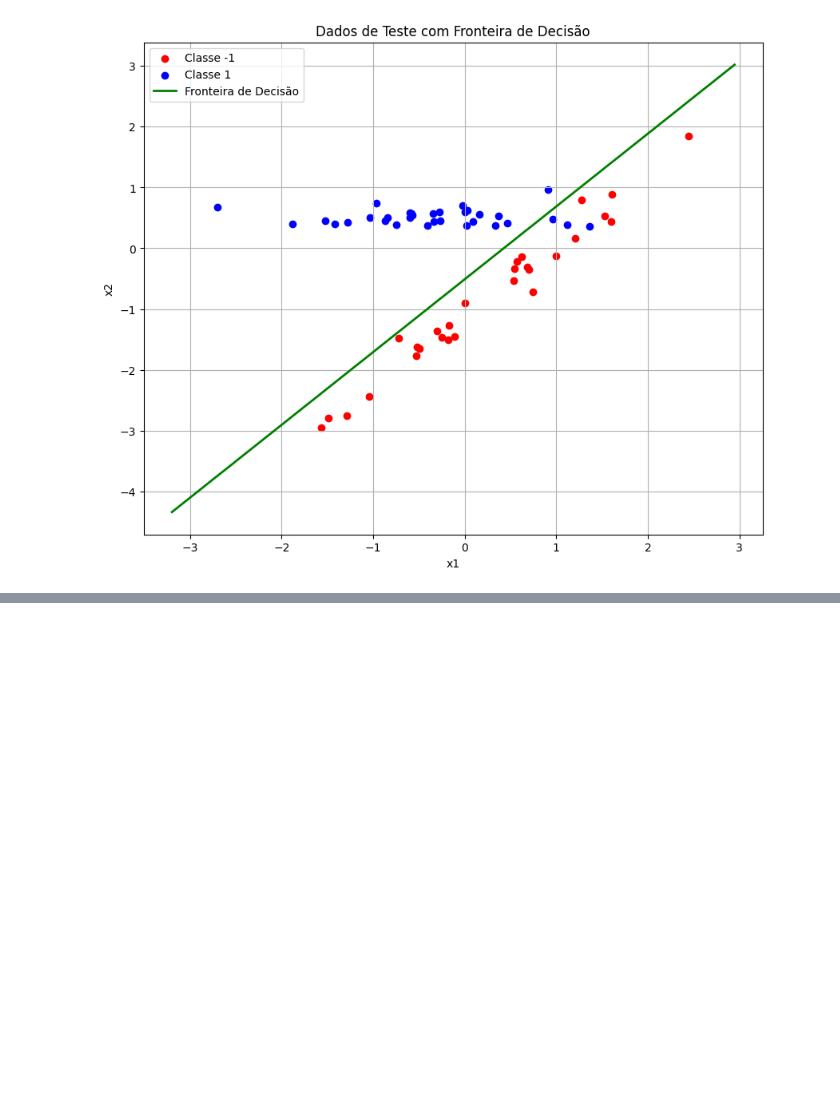
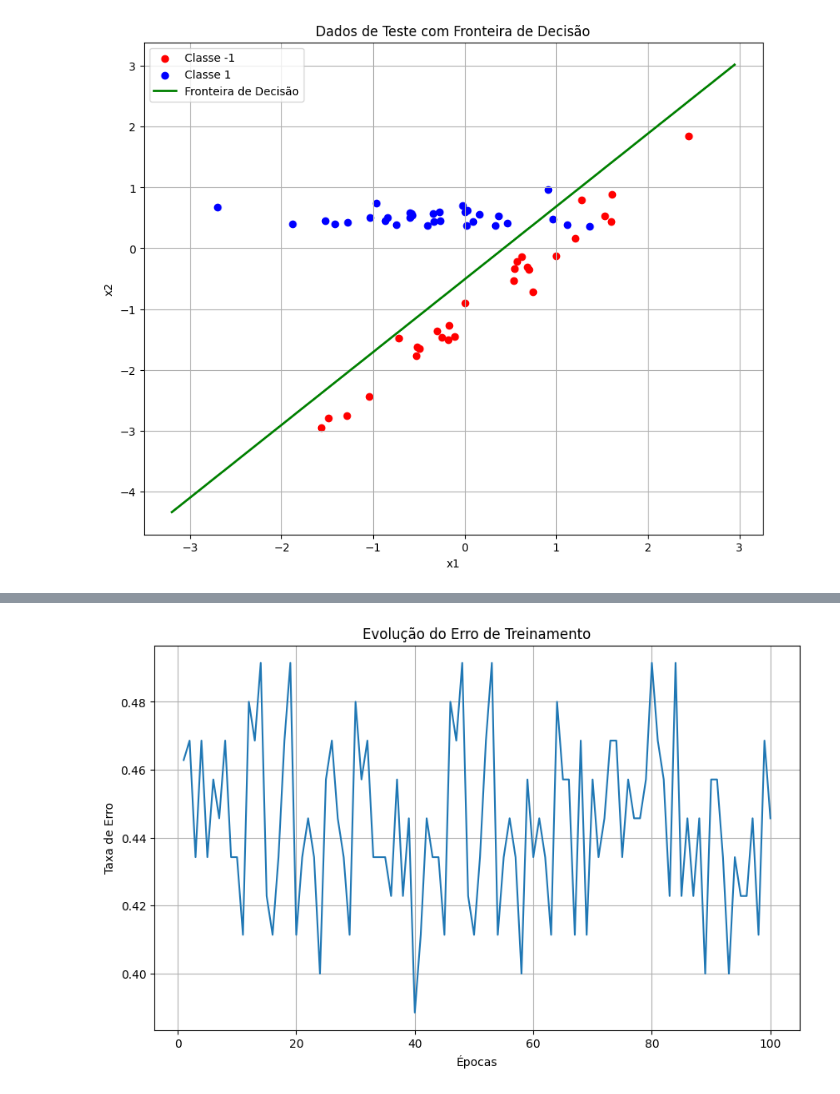
Before and after one commit to rodolfo-viana/ml, a Jupyter notebook: at1.ipynb, the cells around one changed output, grey strips where cells are left out. Cells and saved outputs as stored; diff of their text form; code cells hidden in the pictures; blank space fills up the shorter version.

Commit message:
Added dataset 2

```diff
--- a/at1.ipynb
+++ b/at1.ipynb
@@ -314,0 +316,18 @@ plot_decision_boundary(X_test, y_test, pesos_finais,
+# %%
+df_train_loaded = pd.read_csv("train_dataset2.csv")
+df_test_loaded = pd.read_csv("test_dataset2.csv")
+X_train = df_train_loaded.drop("label", axis=1).values.T # (n_features, n_amostras)
+y_train = df_train_loaded["label"].values.reshape(1, -1) # (1, n_amostras)
+X_test = df_test_loaded.drop("label", axis=1).values.T
+y_test = df_test_loaded["label"].values.reshape(1, -1)
+
+model = Perceptron(num_inputs=X_train.shape[0], learning_rate=0.1, random_seed=42)
+# %%
+pesos_finais, epocas_executadas, historico_erro = model.fit(X_train, y_train, epochs=100)
+acuracia_treino = model.score(X_train, y_train)
+acuracia_teste = model.score(X_test, y_test)
+
+print("Pesos finais:", pesos_finais)
+print("Épocas executadas:", epocas_executadas)
+print("Acurácia no conjunto de treino:", acuracia_treino)
+print("Acurácia no conjunto de teste:", acuracia_teste)
@@ -314,0 +352,10 @@ plot_decision_boundary(X_test, y_test, pesos_finais,
+# %%
+plt.figure(figsize=(10, 6))
+plt.plot(range(1, len(historico_erro) + 1), historico_erro)
+plt.title('Evolução do Erro de Treinamento')
+plt.xlabel('Épocas')
+plt.ylabel('Taxa de Erro')
+plt.grid(True)
+plt.show()
+# %% [output]
+[figure, added]
```
Also changed, not shown: parts of 5 cells of this notebook.
